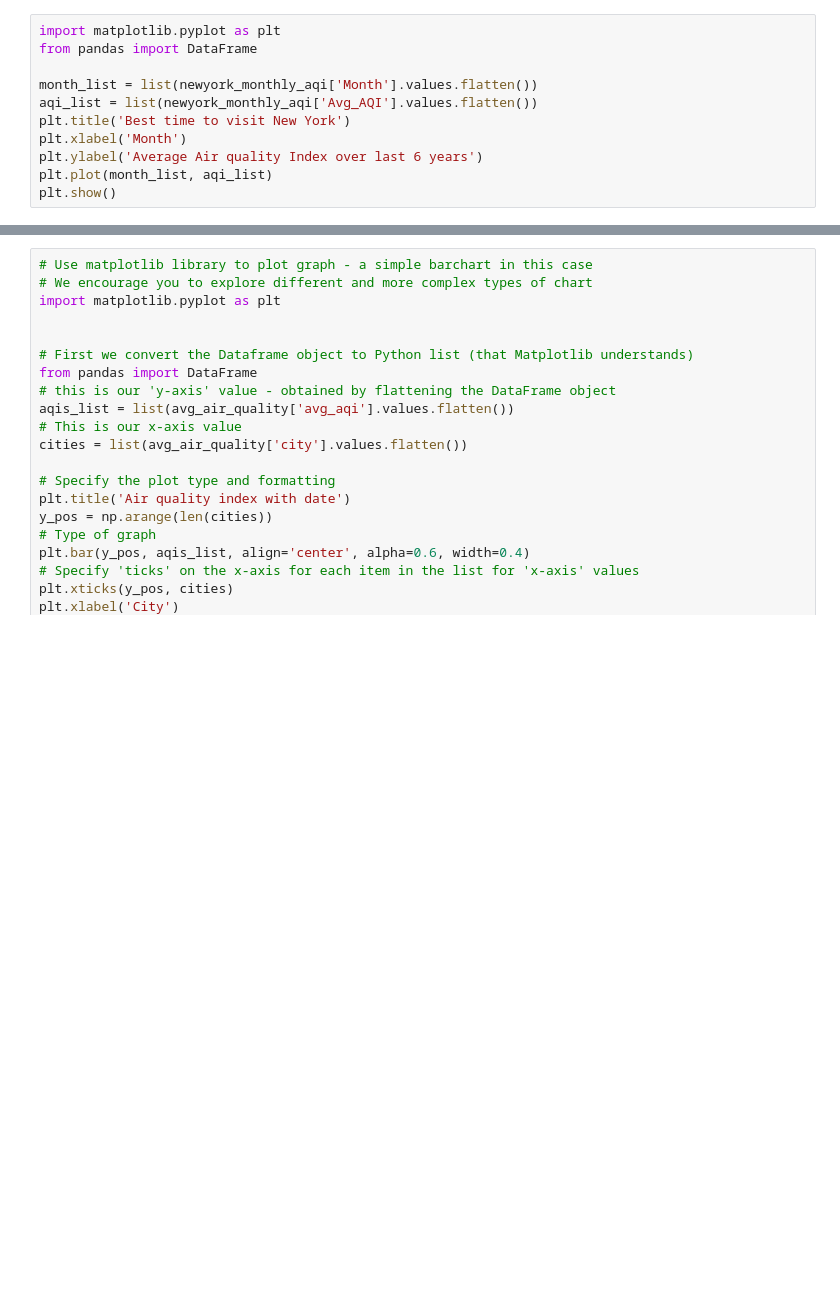
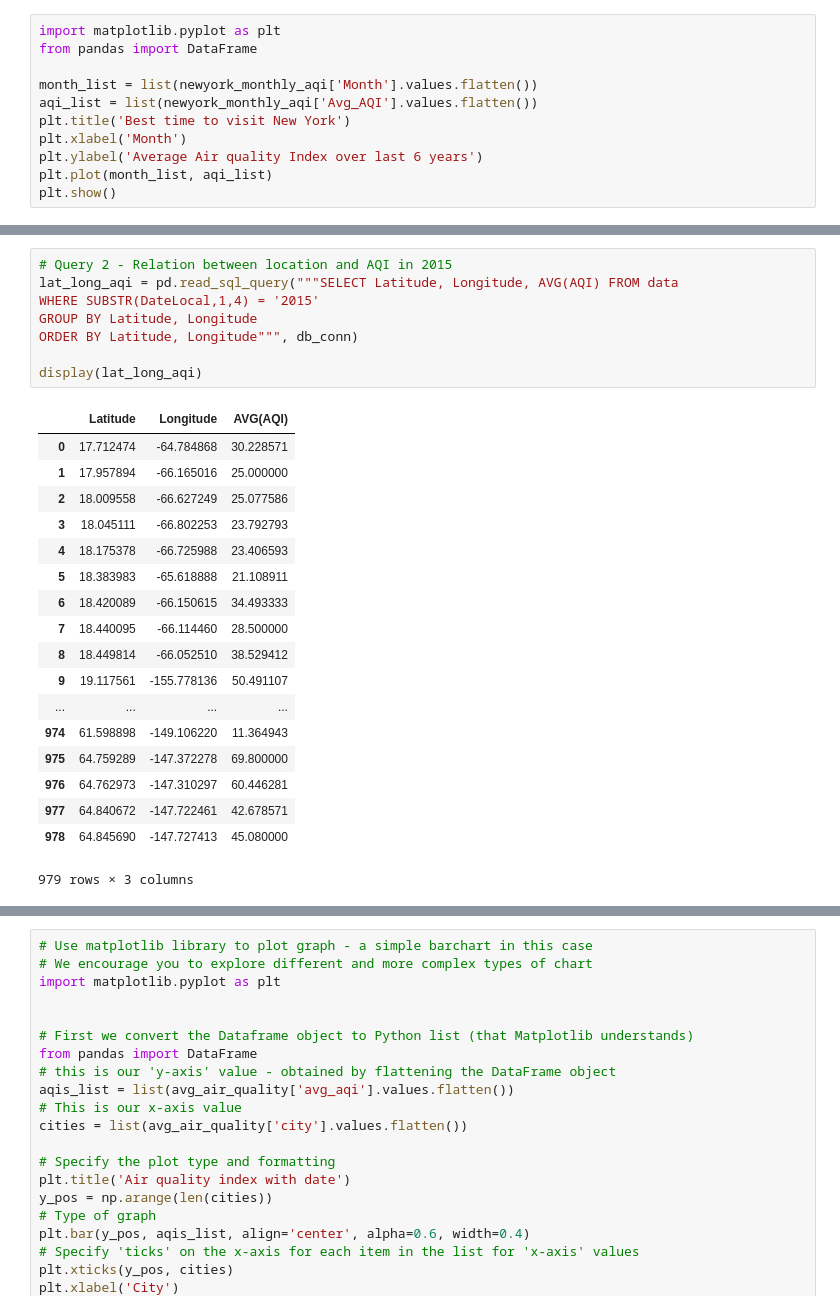
Before and after one commit to kirthan18/DBMS, a Jupyter notebook: Data Analysis/AQI_Analysis.ipynb, the cells around one changed output, grey strips where cells are left out. Cells and saved outputs as stored; diff of their text form; blank space fills up the shorter version.

```diff
--- a/Data Analysis/AQI_Analysis.ipynb
+++ b/Data Analysis/AQI_Analysis.ipynb
@@ -185,3 +172,30 @@ py.iplot(fig, filename='basic-line')
 # %% [output]
 High five! You successfuly sent some data to your account on plotly. View your plot in your browser at https://plot.ly/~kraghuraman/0 or inside your plot.ly account where it is named 'basic-line'
 [interactive output not drawn]
+# %%
+# Query 2 - Relation between location and AQI in 2015
+lat_long_aqi = pd.read_sql_query("""SELECT Latitude, Longitude, AVG(AQI) FROM data
+WHERE SUBSTR(DateLocal,1,4) = '2015'
+GROUP BY Latitude, Longitude
+ORDER BY Latitude, Longitude""", db_conn)
+
+display(lat_long_aqi)
+# %% [output]
+|  | Latitude | Longitude | AVG(AQI) |
+| 0 | 17.712474 | -64.784868 | 30.228571 |
+| 1 | 17.957894 | -66.165016 | 25.000000 |
+| 2 | 18.009558 | -66.627249 | 25.077586 |
+| 3 | 18.045111 | -66.802253 | 23.792793 |
+| 4 | 18.175378 | -66.725988 | 23.406593 |
+| 5 | 18.383983 | -65.618888 | 21.108911 |
+| 6 | 18.420089 | -66.150615 | 34.493333 |
+| 7 | 18.440095 | -66.114460 | 28.500000 |
+| 8 | 18.449814 | -66.052510 | 38.529412 |
+| 9 | 19.117561 | -155.778136 | 50.491107 |
+| ... | ... | ... | ... |
+| 974 | 61.598898 | -149.106220 | 11.364943 |
+| 975 | 64.759289 | -147.372278 | 69.800000 |
+| 976 | 64.762973 | -147.310297 | 60.446281 |
+| 977 | 64.840672 | -147.722461 | 42.678571 |
+| 978 | 64.845690 | -147.727413 | 45.080000 |
+979 rows × 3 columns
```
Also changed, not shown: parts of 6 cells of this notebook.
